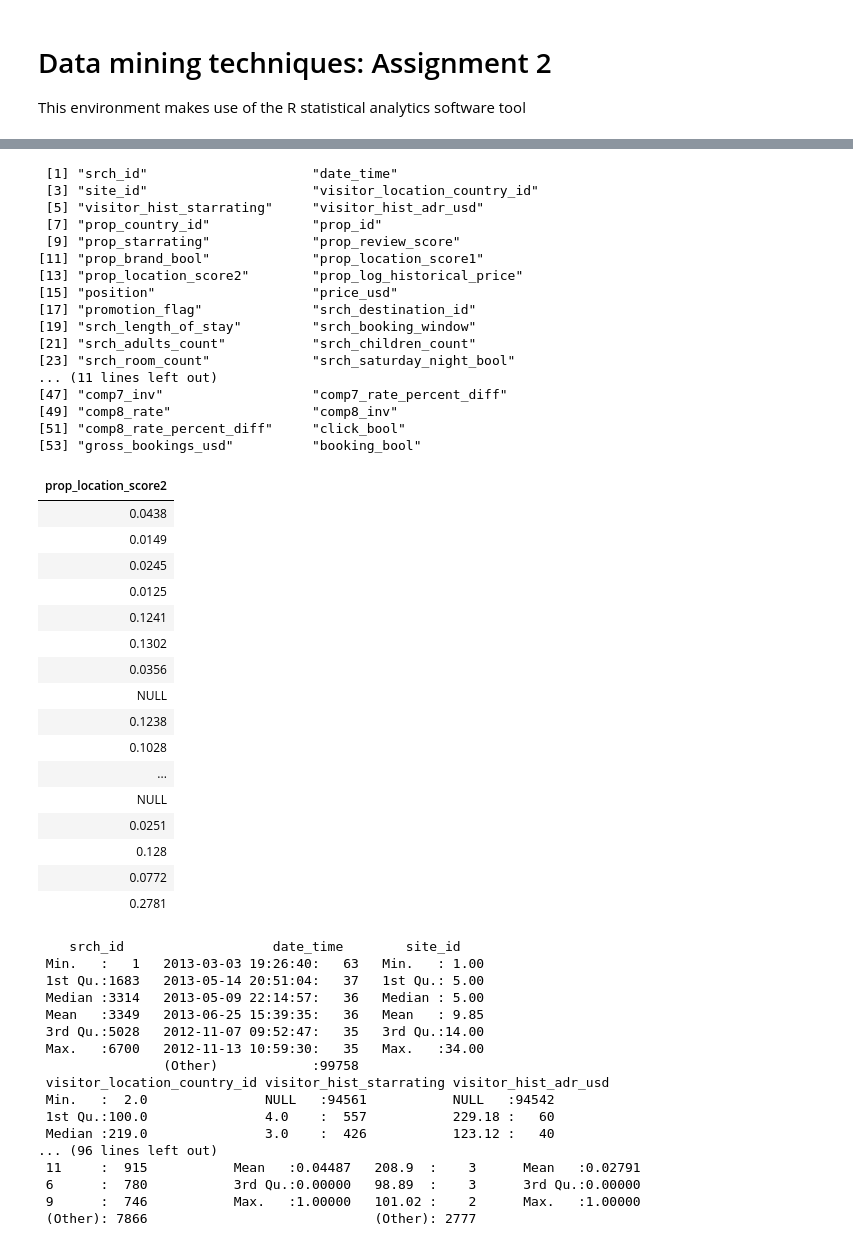
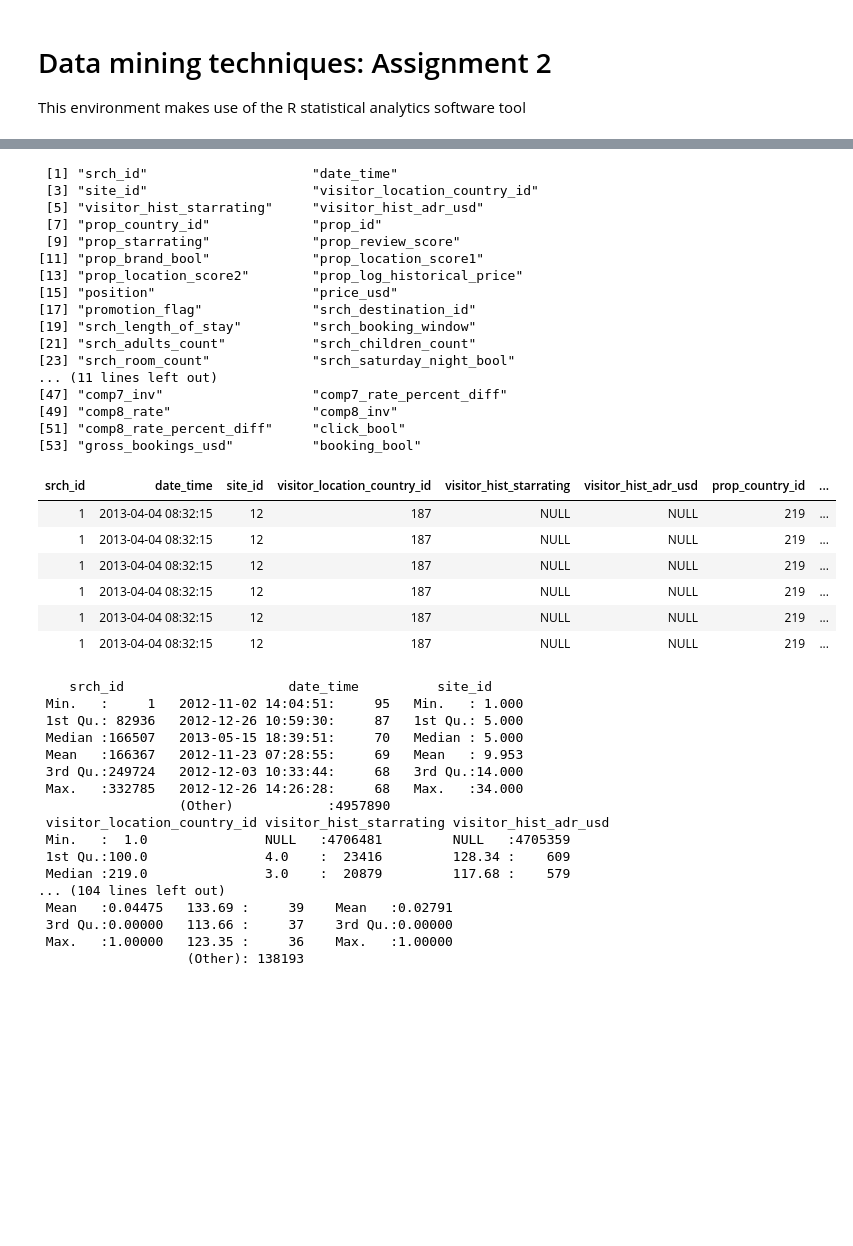
Before and after one commit to silesbu/dmt41, a Jupyter notebook: assignment2/R_analysis_assignment_2.ipynb, the cells around one changed output, grey strips where cells are left out. Saved outputs shown, nothing was run; the diff lists cells and outputs as text; code cells hidden in the pictures; blank space fills up the shorter version.

```diff
--- a/assignment2/R_analysis_assignment_2.ipynb
+++ b/assignment2/R_analysis_assignment_2.ipynb
@@ -9,67 +18,60 @@ testPath <- "Data Mining VU data/test_set_VU_DM_2014.csv"
 trainNames <- colnames(read.csv(trainPath,nrows = 1))
 testNames <- colnames(read.csv(testPath,nrows = 1))
 
-train <- read.csv(trainPath,header=F,skip=1,nrows = 100000)
-test <- read.csv(testPath,header=F,skip=1,nrows = 20)
+#train <- read.csv(trainPath,header=F,skip=1,nrows = 100000)
+#test <- read.csv(testPath,header=F,skip=1,nrows = 20)
+
+train <- read.csv(trainPath)
+#test <- read.csv(testPath)
 
 colnames(train) <- trainNames
-colnames(test) <- testNames
+#colnames(test) <- testNames
 # %%
 colnames(train)
 
-train["prop_location_score2"]
+head(train)
 # %% [output]
  [1] "srch_id"                     "date_time"
  [3] "site_id"                     "visitor_location_country_id"
  [5] "visitor_hist_starrating"     "visitor_hist_adr_usd"
  [7] "prop_country_id"             "prop_id"
  [9] "prop_starrating"             "prop_review_score"
 [11] "prop_brand_bool"             "prop_location_score1"
 [13] "prop_location_score2"        "prop_log_historical_price"
 [15] "position"                    "price_usd"
 [17] "promotion_flag"              "srch_destination_id"
 [19] "srch_length_of_stay"         "srch_booking_window"
 [21] "srch_adults_count"           "srch_children_count"
 [23] "srch_room_count"             "srch_saturday_night_bool"
 ... (11 lines left out)
 [47] "comp7_inv"                   "comp7_rate_percent_diff"
 [49] "comp8_rate"                  "comp8_inv"
 [51] "comp8_rate_percent_diff"     "click_bool"
 [53] "gross_bookings_usd"          "booking_bool"
-| prop_location_score2 |
-| 0.0438 |
-| 0.0149 |
-| 0.0245 |
-| 0.0125 |
-| 0.1241 |
-| 0.1302 |
-| 0.0356 |
-| NULL |
-| 0.1238 |
-| 0.1028 |
-| ... |
-| NULL |
-| 0.0251 |
-| 0.128 |
-| 0.0772 |
-| 0.2781 |
+| srch_id | date_time | site_id | visitor_location_country_id | visitor_hist_starrating | visitor_hist_adr_usd | prop_country_id | ... |
+| 1 | 2013-04-04 08:32:15 | 12 | 187 | NULL | NULL | 219 | ... |
+| 1 | 2013-04-04 08:32:15 | 12 | 187 | NULL | NULL | 219 | ... |
+| 1 | 2013-04-04 08:32:15 | 12 | 187 | NULL | NULL | 219 | ... |
+| 1 | 2013-04-04 08:32:15 | 12 | 187 | NULL | NULL | 219 | ... |
+| 1 | 2013-04-04 08:32:15 | 12 | 187 | NULL | NULL | 219 | ... |
+| 1 | 2013-04-04 08:32:15 | 12 | 187 | NULL | NULL | 219 | ... |
 # %%
 summary(train)
 # %% [output]
-    srch_id                   date_time        site_id
- Min.   :   1   2013-03-03 19:26:40:   63   Min.   : 1.00
- 1st Qu.:1683   2013-05-14 20:51:04:   37   1st Qu.: 5.00
- Median :3314   2013-05-09 22:14:57:   36   Median : 5.00
- Mean   :3349   2013-06-25 15:39:35:   36   Mean   : 9.85
- 3rd Qu.:5028   2012-11-07 09:52:47:   35   3rd Qu.:14.00
- Max.   :6700   2012-11-13 10:59:30:   35   Max.   :34.00
-                (Other)            :99758
+    srch_id                     date_time          site_id
+ Min.   :     1   2012-11-02 14:04:51:     95   Min.   : 1.000
+ 1st Qu.: 82936   2012-12-26 10:59:30:     87   1st Qu.: 5.000
+ Median :166507   2013-05-15 18:39:51:     70   Median : 5.000
+ Mean   :166367   2012-11-23 07:28:55:     69   Mean   : 9.953
+ 3rd Qu.:249724   2012-12-03 10:33:44:     68   3rd Qu.:14.000
+ Max.   :332785   2012-12-26 14:26:28:     68   Max.   :34.000
+                  (Other)            :4957890
  visitor_location_country_id visitor_hist_starrating visitor_hist_adr_usd
- Min.   :  2.0               NULL   :94561           NULL   :94542
- 1st Qu.:100.0               4.0    :  557           229.18 :   60
- Median :219.0               3.0    :  426           123.12 :   40
-... (96 lines left out)
- 11     :  915           Mean   :0.04487   208.9  :    3      Mean   :0.02791
- 6      :  780           3rd Qu.:0.00000   98.89  :    3      3rd Qu.:0.00000
- 9      :  746           Max.   :1.00000   101.02 :    2      Max.   :1.00000
- (Other): 7866                             (Other): 2777
+ Min.   :  1.0               NULL   :4706481         NULL   :4705359
+ 1st Qu.:100.0               4.0    :  23416         128.34 :    609
+ Median :219.0               3.0    :  20879         117.68 :    579
+... (104 lines left out)
+ Mean   :0.04475   133.69 :     39    Mean   :0.02791
+ 3rd Qu.:0.00000   113.66 :     37    3rd Qu.:0.00000
+ Max.   :1.00000   123.35 :     36    Max.   :1.00000
+                   (Other): 138193
```
Also changed, not shown: parts of 4 cells of this notebook.
